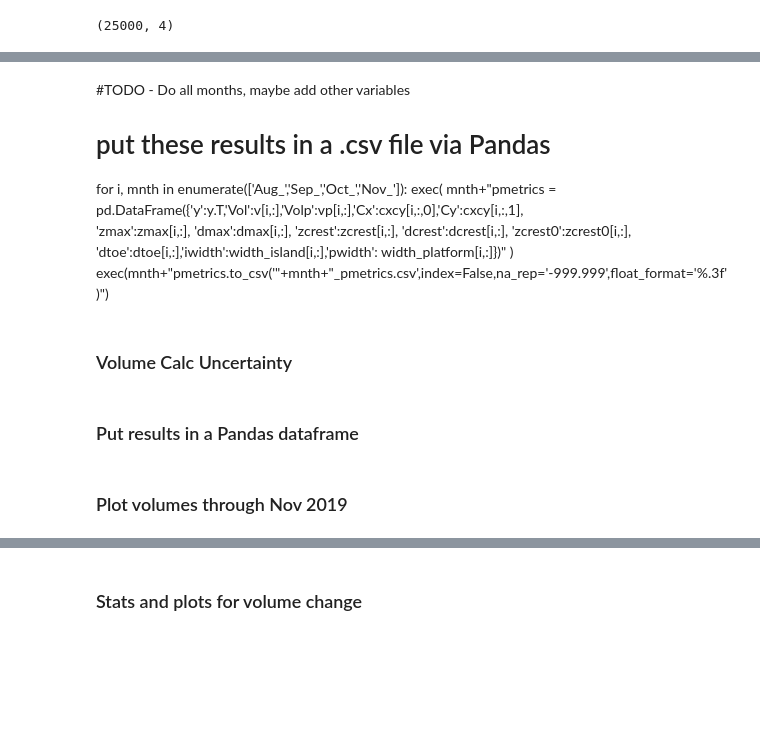
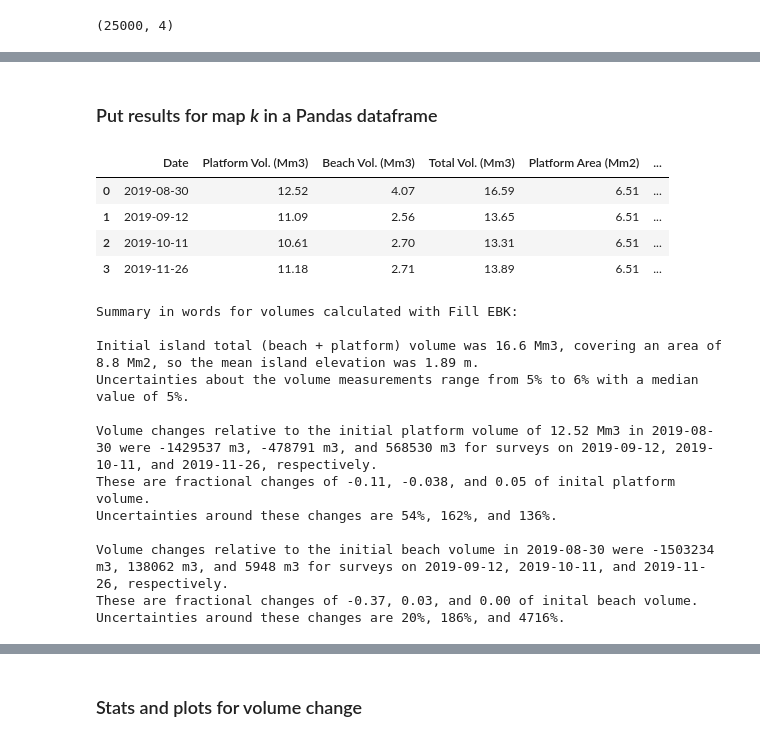
Before and after one commit to csherwood-usgs/CoreBx, a Jupyter notebook: CoreBx_process.ipynb, the cells around one changed output, grey strips where cells are left out. Saved outputs shown, nothing was run; the diff lists cells and outputs as text; code cells hidden in the pictures; blank space fills up the shorter version.

```diff
--- a/CoreBx_process.ipynb
+++ b/CoreBx_process.ipynb
@@ -831,13 +957,3 @@ axes[0].set_title(ttext)
 axes[-1].set_xlabel('Cross-shore Distance (m)')
 axes[1].set_ylabel('Elevation (m NAVD88')
 plt.savefig(figdir+'prof_'+figname+'.png',dpi=200)
-# %% [markdown]
-#TODO - Do all months, maybe add other variables
-# put these results in a .csv file via Pandas
-for i, mnth in enumerate(['Aug_','Sep_','Oct_','Nov_']):
-    exec( mnth+"pmetrics = pd.DataFrame({'y':y.T,'Vol':v[i,:],'Volp':vp[i,:],'Cx':cxcy[i,:,0],'Cy':cxcy[i,:,1],\
-        'zmax':zmax[i,:], 'dmax':dmax[i,:], 'zcrest':zcrest[i,:], 'dcrest':dcrest[i,:], 'zcrest0':zcrest0[i,:],\
-        'dtoe':dtoe[i,:],'iwidth':width_island[i,:],'pwidth': width_platform[i,:]})" )
-    exec(mnth+"pmetrics.to_csv('"+mnth+"_pmetrics.csv',index=False,na_rep='-999.999',float_format='%.3f')")
-# %% [markdown]
-### Volume Calc Uncertainty
@@ -907,46 +960,53 @@ errb = ab_tot*sigma_totb
 # %% [markdown]
-### Put results in a Pandas dataframe
+### Put results for map *k* in a Pandas dataframe
 # %%
+k = 4
 pd.set_option("display.precision", 2)
 df = pd.DataFrame({'Date':dates,
-                   'Platform Vol. (Mm3)':vp_tot/1e6,
-                   'Beach Vol. (Mm3)': vb_tot/1e6,
-                   'Total Vol. (Mm3)': (vb_tot+vp_tot)/1e6,
-                   'Platform Area (Mm2)':ap_tot/1e6,
-                   'Beach Area (Mm2)':ab_tot/1e6,
-                   'Total Area (Mm2)':(ap_tot+ab_tot)/1e6,
-                   'Frac. Plat. Vol.':vp_tot/vp_tot[0],
-                   'Frac. Beach. Vol.':vb_tot/vb_tot[0],
-                   'Frac. Tot. Vol.':(vb_tot+vp_tot)/(vb_tot[0]+vp_tot[0]),
-                   'Frac. Err. Plat. Vol.':err/vp_tot,
-                   'Frac. Err. Beach Vol.':errb/vb_tot,
-                   'Frac. Err. Tot. Vol.':(err+errb)/(vp_tot+vb_tot)
+                   'Platform Vol. (Mm3)':vp_tot[k,:]/1e6,
+                   'Beach Vol. (Mm3)': vb_tot[k,:]/1e6,
+                   'Total Vol. (Mm3)': (vb_tot[k,:]+vp_tot[k,:])/1e6,
+                   'Platform Area (Mm2)':ap_tot[k,:]/1e6,
+                   'Beach Area (Mm2)':ab_tot[k,:]/1e6,
+                   'Total Area (Mm2)':(ap_tot[k,:]+ab_tot[k,:])/1e6,
+                   'Frac. Plat. Vol.':vp_tot[k,:]/vp_tot[k,0],
+                   'Frac. Beach. Vol.':vb_tot[k,:]/vb_tot[k,0],
+                   'Frac. Tot. Vol.':(vb_tot[k,:]+vp_tot[k,:])/(vb_tot[k,0]+vp_tot[k,0]),
+                   'Frac. Err. Plat. Vol.':err/vp_tot[k,:],
+                   'Frac. Err. Beach Vol.':errb/vb_tot[k,:],
+                   'Frac. Err. Tot. Vol.':(err+errb)/(vp_tot[k,:]+vb_tot[k,:])
                   })
 df
+# %% [output]
+|  | Date | Platform Vol. (Mm3) | Beach Vol. (Mm3) | Total Vol. (Mm3) | Platform Area (Mm2) | ... |
+| 0 | 2019-08-30 | 12.52 | 4.07 | 16.59 | 6.51 | ... |
+| 1 | 2019-09-12 | 11.09 | 2.56 | 13.65 | 6.51 | ... |
+| 2 | 2019-10-11 | 10.61 | 2.70 | 13.31 | 6.51 | ... |
+| 3 | 2019-11-26 | 11.18 | 2.71 | 13.89 | 6.51 | ... |
 # %%
 df_stats = df.describe()
 df_stats
 # %%
-print("Summary in words:\n")
+print("Summary in words for volumes calculated with {}:\n".format(mapname[k]))
 print('Initial island total (beach + platform) volume was {:.1f} Mm3, covering an area of {:.1f} Mm2, so the mean island elevation was {:.2f} m.'
-      .format((vp_tot[0]+vb_tot[0])/1e6, (ap_tot[0]+ab_tot[0])/1e6,(vp_tot[0]+vb_tot[0])/(ap_tot[0]+ab_tot[0])))
-ss=stat_summary((err+errb)/(vp_tot+vb_tot),iprint=False)
+      .format((vp_tot[k,0]+vb_tot[k,0])/1e6, (ap_tot[k,0]+ab_tot[k,0])/1e6,(vp_tot[k,0]+vb_tot[k,0])/(ap_tot[k,0]+ab_tot[k,0])))
+ss=stat_summary((err+errb)/(vp_tot[k,:]+vb_tot[k,:]),iprint=False)
 print('Uncertainties about the volume measurements range from {:.0f}% to {:.0f}% with a median value of {:.0f}%.'
      .format(100*ss['min'],100*ss['max'],100*ss['d50']))
 
-dvp = np.diff(vp_tot)
-dvpf = dvp/vp_tot[0]
+dvp = np.diff(vp_tot[k,:])
+dvpf = dvp/vp_tot[k,0]
 err_pct = np.abs(100*np.sqrt(err[0:-1]**2+err[1:]**2)/dvp)
 
 print('\nVolume changes relative to the initial platform volume of {:.2f} Mm3 in {} were {:.0f} m3, {:.0f} m3, and {:.0f} m3 for surveys on {}, {}, and {}, respectively.'
-     .format(vp_tot[0]/1e6,dates[0],dvp[0],dvp[1],dvp[2],dates[1],dates[2],dates[3]))
+     .format(vp_tot[k,0]/1e6,dates[0],dvp[0],dvp[1],dvp[2],dates[1],dates[2],dates[3]))
 print('These are fractional changes of {:.2f}, {:.3f}, and {:.2f} of inital platform volume.'
      .format(dvpf[0],dvpf[1],dvpf[2]))
 print('Uncertainties around these changes are {:.0f}%, {:.0f}%, and {:.0f}%.'
       .format(err_pct[0], err_pct[1], err_pct[2]))
 
-dvb = np.diff(vb_tot)
-dvbf = dvb/vb_tot[0]
+dvb = np.diff(vb_tot[k,:])
+dvbf = dvb/vb_tot[k,0]
 errb_pct = np.abs(100*np.sqrt(errb[0:-1]**2+errb[1:]**2)/dvb)
 
 print('\nVolume changes relative to the initial beach volume in {} were {:.0f} m3, {:.0f} m3, and {:.0f} m3 for surveys on {}, {}, and {}, respectively.'
@@ -955,5 +1015,16 @@ print('These are fractional changes of {:.2f}, {:.2f}, and {:.2f} of inital beac
      .format(dvbf[0],dvbf[1],dvbf[2]))
 print('Uncertainties around these changes are {:.0f}%, {:.0f}%, and {:.0f}%.'
       .format(errb_pct[0], errb_pct[1], errb_pct[2]))
+# %% [output]
+Summary in words for volumes calculated with Fill EBK:
+
+Initial island total (beach + platform) volume was 16.6 Mm3, covering an area of 8.8 Mm2, so the mean island elevation was 1.89 m.
+Uncertainties about the volume measurements range from 5% to 6% with a median value of 5%.
+
+Volume changes relative to the initial platform volume of 12.52 Mm3 in 2019-08-30 were -1429537 m3, -478791 m3, and 568530 m3 for surveys on 2019-09-12, 2019-10-11, and 2019-11-26, respectively.
+These are fractional changes of -0.11, -0.038, and 0.05 of inital platform volume.
+Uncertainties around these changes are 54%, 162%, and 136%.
+
+Volume changes relative to the initial beach volume in 2019-08-30 were -1503234 m3, 138062 m3, and 5948 m3 for surveys on 2019-09-12, 2019-10-11, and 2019-11-26, respectively.
+These are fractional changes of -0.37, 0.03, and 0.00 of inital beach volume.
+Uncertainties around these changes are 20%, 186%, and 4716%.
-# %% [markdown]
-### Plot  volumes through Nov 2019
```
Also changed, not shown: parts of 34 cells of this notebook.
